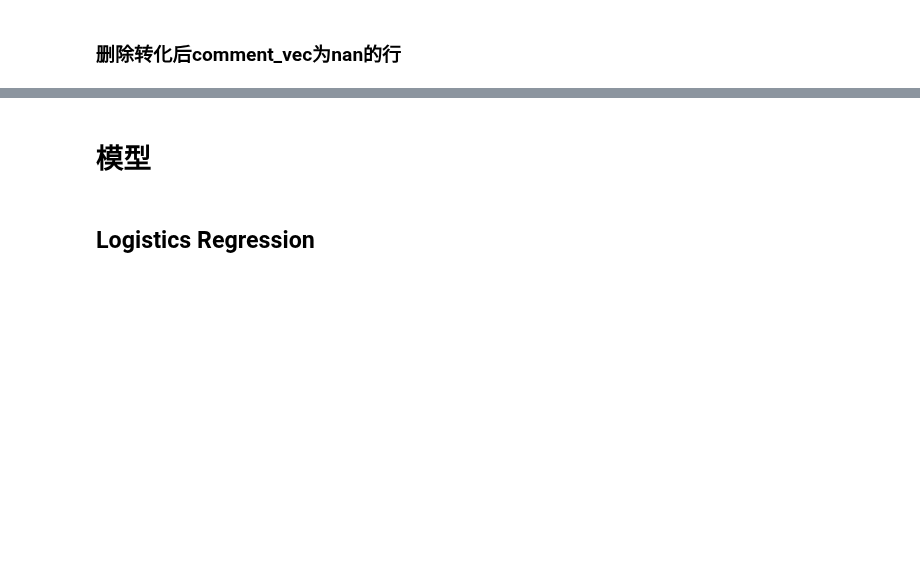
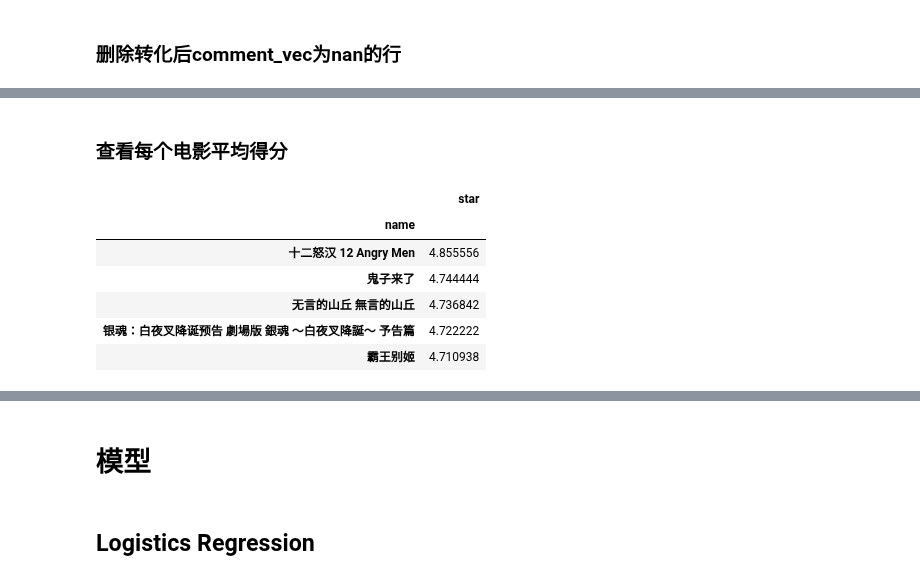
Before and after one commit to jh-lau/NLP, a Jupyter notebook: Artificial_Intelligence_for_NLP/Week_10_0908_tensorflow_pytorch/assignment/douban_classification.ipynb, the cells around one changed output, grey strips where cells are left out. Saved outputs shown, nothing was run; the diff lists cells and outputs as text; code cells hidden in the pictures; blank space fills up the shorter version.

```diff
--- a/Artificial_Intelligence_for_NLP/Week_10_0908_tensorflow_pytorch/assignment/douban_classification.ipynb
+++ b/Artificial_Intelligence_for_NLP/Week_10_0908_tensorflow_pytorch/assignment/douban_classification.ipynb
@@ -163,3 +167,15 @@ df_new.tail()
 | 206865 | 260147 | https://movie.douban.com/subject/... | 不羁美少年 À cause d'un garçon | 我喜欢女主角，希腊雕塑一般的面庞与身体。（在一部同志题材的电影中迷... | 2 | [我, 喜欢, 女主角, 希腊, 雕塑, 一般, 的, 面庞, 与... | [-0.49309063826998073, -0.4821888... |
 | 206866 | 260148 | https://movie.douban.com/subject/... | 不羁美少年 À cause d'un garçon | 冲着颜值还可以看下去 | 3 | [冲着, 颜值, 还, 可以, 看, 下去] | [-0.23062036807338396, -0.8813576... |
 | 206867 | 260149 | https://movie.douban.com/subject/... | 不羁美少年 À cause d'un garçon | 除了主人公都不帅，女主挺漂亮之外……唯一的感觉就是他男朋友真让人恶心 | 3 | [除了, 主人公, 都, 不帅, 女主挺, 漂亮, 之外, 唯一,... | [-1.4769697139660518, 0.190309674... |
+# %% [markdown]
+### 查看每个电影平均得分
+# %%
+df_new.groupby('name').mean().sort_values('star', ascending=False).head()
+# %% [output]
+|  | star |
+| name |  |
+| 十二怒汉 12 Angry Men | 4.855556 |
+| 鬼子来了 | 4.744444 |
+| 无言的山丘 無言的山丘 | 4.736842 |
+| 银魂：白夜叉降诞预告 劇場版 銀魂 〜白夜叉降誕〜 予告篇 | 4.722222 |
+| 霸王别姬 | 4.710938 |
```
Also changed, not shown: parts of 33 cells of this notebook, 3 other files.
